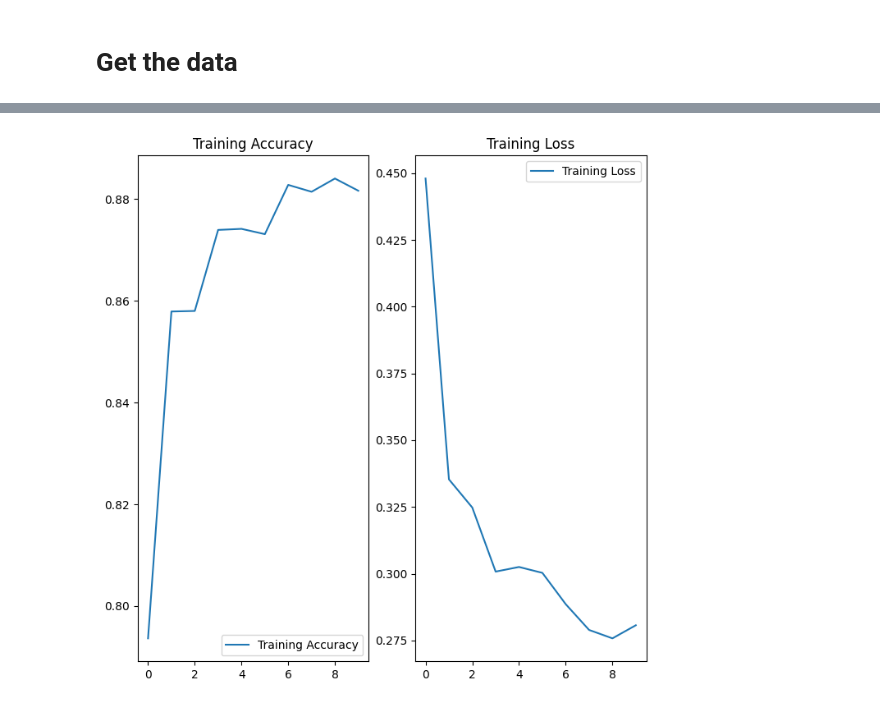
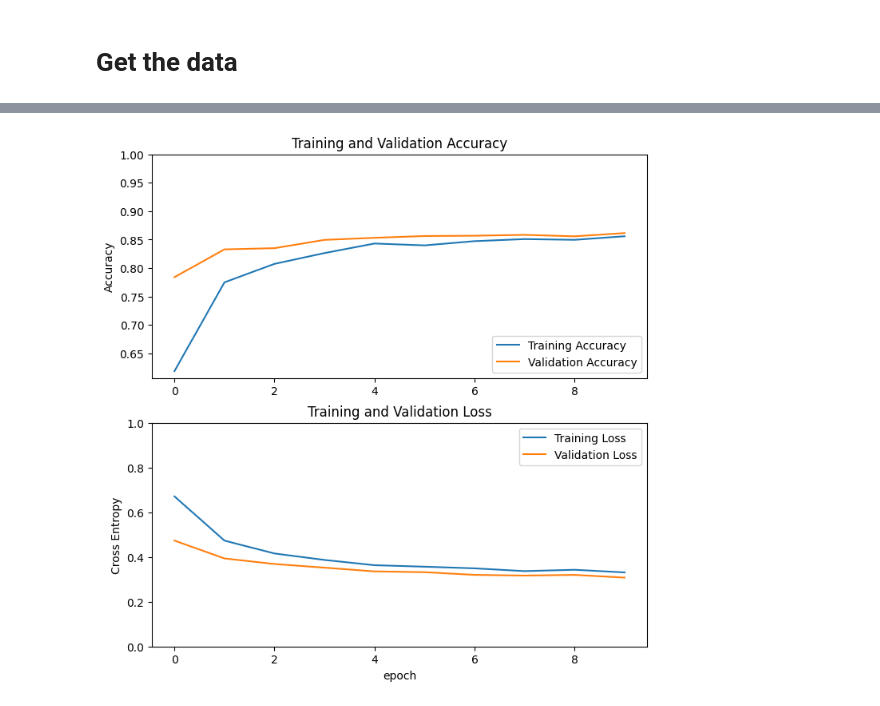
Before and after one commit to dorhac/EveryOtherFreckle, a Jupyter notebook: build_model.ipynb, the cells around one changed output, grey strips where cells are left out. Drawn from its saved outputs; the diff is of its cells as text; code cells hidden in the pictures.

Commit message:
Changed nodel to transfer learning

```diff
--- a/build_model.ipynb
+++ b/build_model.ipynb
@@ -112,0 +69,6 @@ Epoch 10/10
+# %%
+AUTOTUNE = tf.data.AUTOTUNE
+
+train_dataset = train_dataset.prefetch(buffer_size=AUTOTUNE)
+validation_dataset = validation_dataset.prefetch(buffer_size=AUTOTUNE)
+test_dataset = test_dataset.prefetch(buffer_size=AUTOTUNE)
@@ -112,0 +134,11 @@ Epoch 10/10
+# %%
+base_learning_rate = 0.0001
+model.compile(optimizer=tf.keras.optimizers.Adam(learning_rate=base_learning_rate),
+              loss=tf.keras.losses.BinaryCrossentropy(),
+              metrics=['accuracy','AUC'])
+# %%
+epochs = 10
+
+history = model.fit(train_dataset,
+                    epochs=epochs,
+                    validation_data=validation_dataset)
@@ -113,20 +166,27 @@ Epoch 10/10
 # %%
-#  Visualize the model performance
 acc = history.history['accuracy']
+val_acc = history.history['val_accuracy']
+
 loss = history.history['loss']
-
-epochs_range = range(10)
+val_loss = history.history['val_loss']
 
 plt.figure(figsize=(8, 8))
-plt.subplot(1, 2, 1)
-plt.plot(epochs_range, acc, label='Training Accuracy')
+plt.subplot(2, 1, 1)
+plt.plot(acc, label='Training Accuracy')
+plt.plot(val_acc, label='Validation Accuracy')
 plt.legend(loc='lower right')
-plt.title('Training Accuracy')
+plt.ylabel('Accuracy')
+plt.ylim([min(plt.ylim()),1])
+plt.title('Training and Validation Accuracy')
 
-plt.subplot(1, 2, 2)
-plt.plot(epochs_range, loss, label='Training Loss')
+plt.subplot(2, 1, 2)
+plt.plot(loss, label='Training Loss')
+plt.plot(val_loss, label='Validation Loss')
 plt.legend(loc='upper right')
-plt.title('Training Loss')
+plt.ylabel('Cross Entropy')
+plt.ylim([0,1.0])
+plt.title('Training and Validation Loss')
+plt.xlabel('epoch')
 plt.show()
 # %% [output]
-[figure, old version]
+[figure, new version]
```
Also changed, not shown: parts of 28 cells of this notebook.
